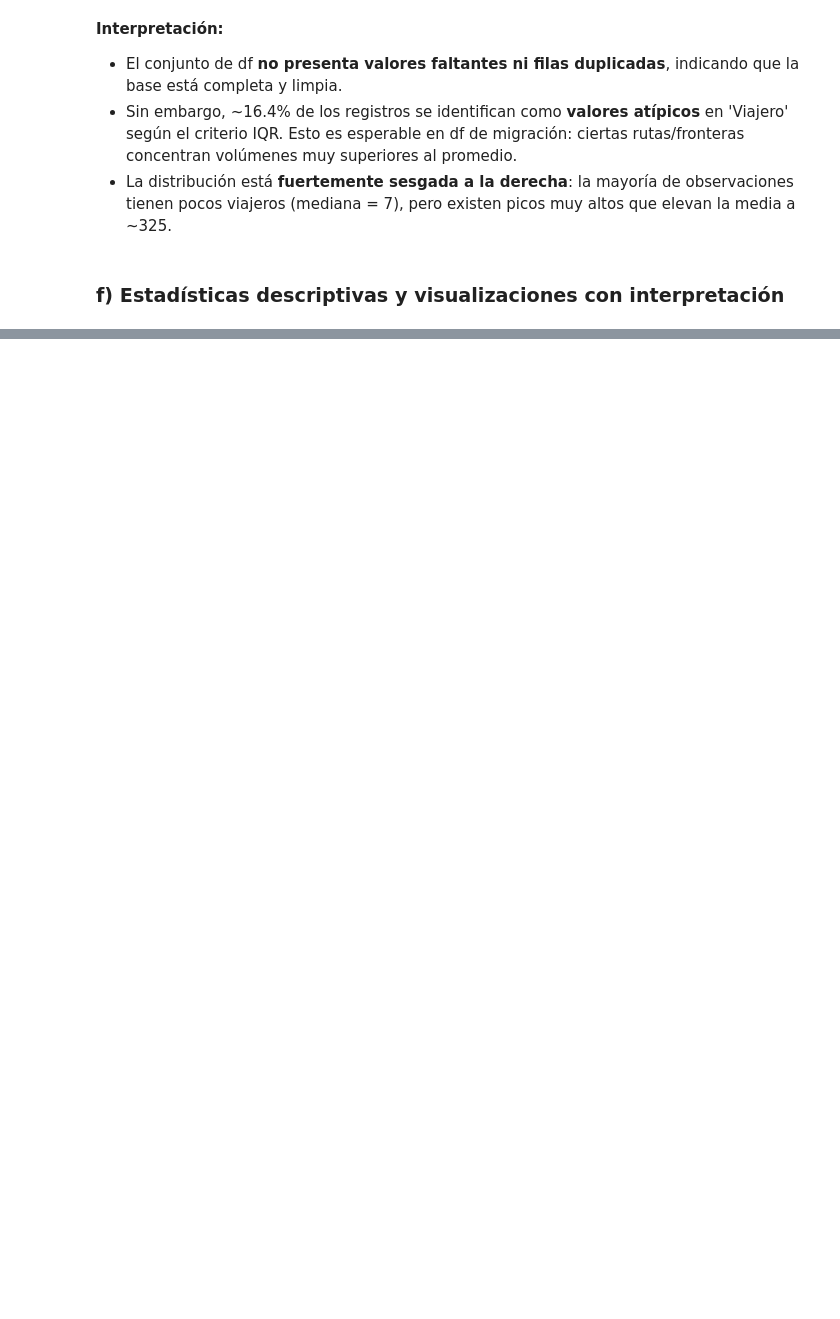
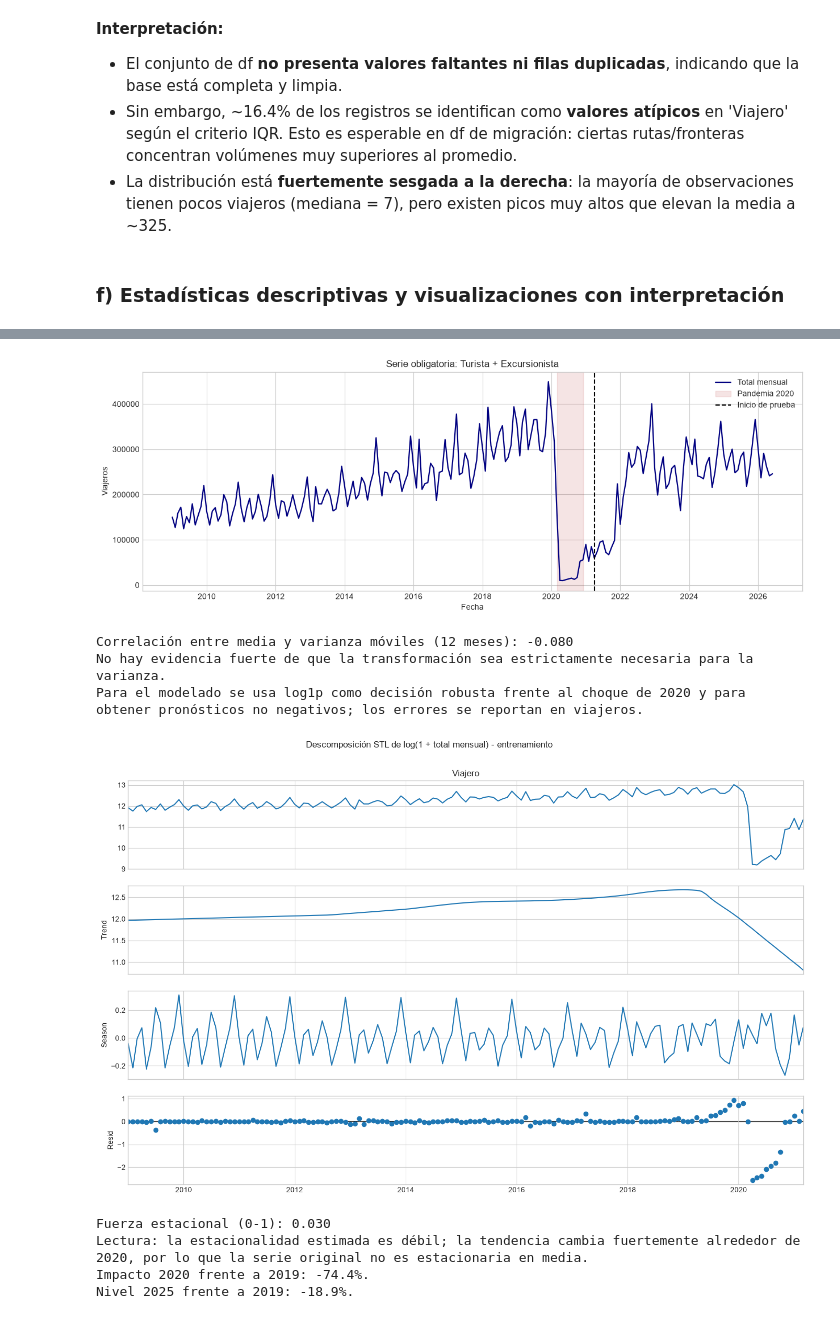
Before and after one commit to abbydoag/Labs_DataSci, a Jupyter notebook: Lab 1/Lab1.ipynb, the cells around one changed output, grey strips where cells are left out. Drawn from its saved outputs; the diff is of its cells as text; code cells hidden in the pictures; blank space fills up the shorter version.

Commit message:
Feat: Se refactoriza y agrega serie obligatoria y analisis compartivo

```diff
--- a/Lab 1/Lab1.ipynb
+++ b/Lab 1/Lab1.ipynb
@@ -1386,0 +485,65 @@ for via, resultado in resultados_vias.items():
+# %%
+fig, ax = plt.subplots(figsize=(15, 5))
+ax.plot(serie_total, color="navy", lw=1.6, label="Total mensual")
+ax.axvspan(pd.Timestamp("2020-03-01"), pd.Timestamp("2020-12-01"),
+           color="firebrick", alpha=.12, label="Pandemia 2020")
+ax.axvline(total_test.index[0], color="black", ls="--", label="Inicio de prueba")
+ax.set(title="Serie obligatoria: Turista + Excursionista",
+       xlabel="Fecha", ylabel="Viajeros")
+ax.legend()
+plt.show()
+
+# Evidencia para decidir transformación
+medias_12 = total_train.rolling(12).mean().dropna()
+varianzas_12 = total_train.rolling(12).var().dropna()
+corr_media_var = medias_12.corr(varianzas_12)
+print(f"Correlación entre media y varianza móviles (12 meses): {corr_media_var:.3f}")
+if corr_media_var > 0.5:
+    print("Existe evidencia de varianza creciente con el nivel: conviene transformar.")
+else:
+    print(
+        "No hay evidencia fuerte de que la transformación sea estrictamente "
+        "necesaria para la varianza."
+    )
+print(
+    "Para el modelado se usa log1p como decisión robusta frente al choque de 2020 "
+    "y para obtener pronósticos no negativos; los errores se reportan en viajeros."
+)
+
+# La descomposición usada para diagnóstico/modelado se estima solamente
+# con entrenamiento. La gráfica completa anterior se conserva para la
+# descripción histórica y de pandemia.
+log_total_train = np.log1p(total_train)
+stl_total = STL(log_total_train, period=12, robust=True).fit()
+fuerza_est_total = max(
+    0.0,
+    1 - np.var(stl_total.resid) / np.var(stl_total.seasonal + stl_total.resid),
+)
+
+fig = stl_total.plot()
+fig.set_size_inches(15, 9)
+fig.suptitle(
+    "Descomposición STL de log(1 + total mensual) - entrenamiento", y=1.01
+)
+plt.show()
+print(f"Fuerza estacional (0-1): {fuerza_est_total:.3f}")
+intensidad = "débil" if fuerza_est_total < 0.3 else "moderada o fuerte"
+print(
+    f"Lectura: la estacionalidad estimada es {intensidad}; la tendencia cambia "
+    "fuertemente alrededor de 2020, por lo que la serie original no es "
+    "estacionaria en media."
+)
+impacto_total = 100 * (serie_total.loc["2020"].sum() / serie_total.loc["2019"].sum() - 1)
+recuperacion_total = 100 * (serie_total.loc["2025"].sum() / serie_total.loc["2019"].sum() - 1)
+print(f"Impacto 2020 frente a 2019: {impacto_total:+.1f}%.")
+print(f"Nivel 2025 frente a 2019: {recuperacion_total:+.1f}%.")
+# %% [output]
+[figure, added]
+Correlación entre media y varianza móviles (12 meses): -0.080
+No hay evidencia fuerte de que la transformación sea estrictamente necesaria para la varianza.
+Para el modelado se usa log1p como decisión robusta frente al choque de 2020 y para obtener pronósticos no negativos; los errores se reportan en viajeros.
+[figure, added]
+Fuerza estacional (0-1): 0.030
+Lectura: la estacionalidad estimada es débil; la tendencia cambia fuertemente alrededor de 2020, por lo que la serie original no es estacionaria en media.
+Impacto 2020 frente a 2019: -74.4%.
+Nivel 2025 frente a 2019: -18.9%.
```
Also changed, not shown: parts of 45 cells of this notebook, 1 other file.
